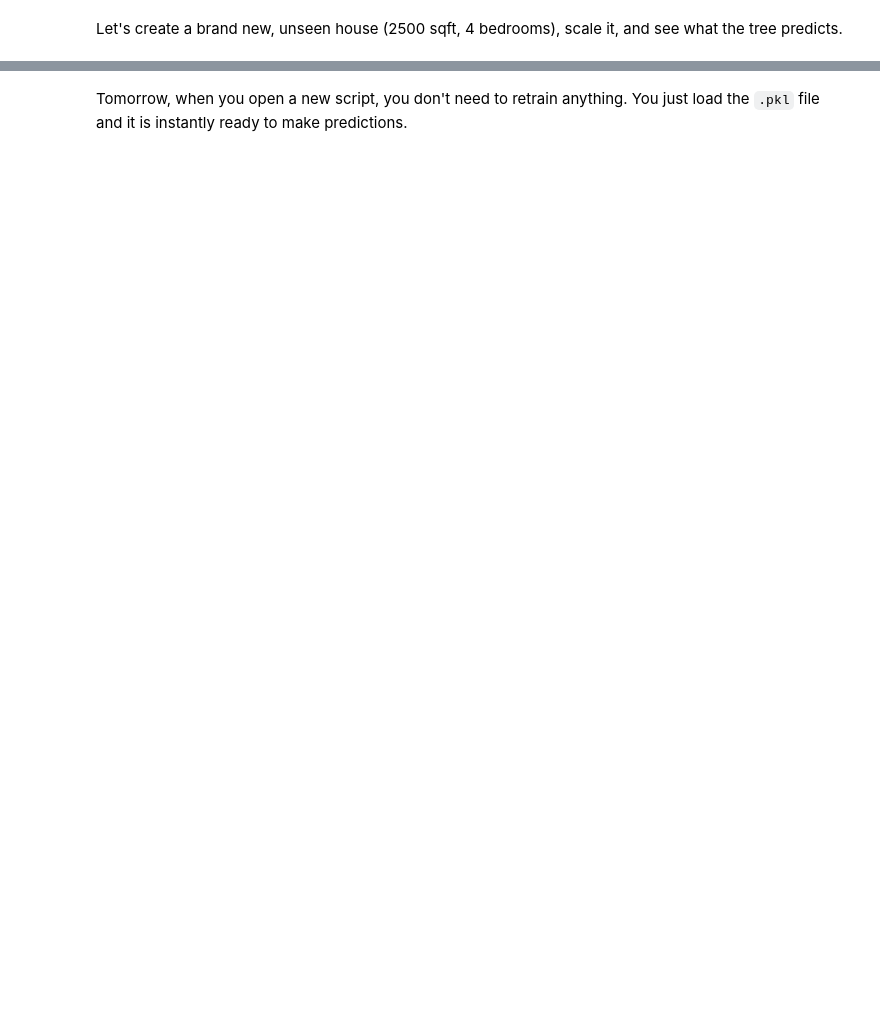
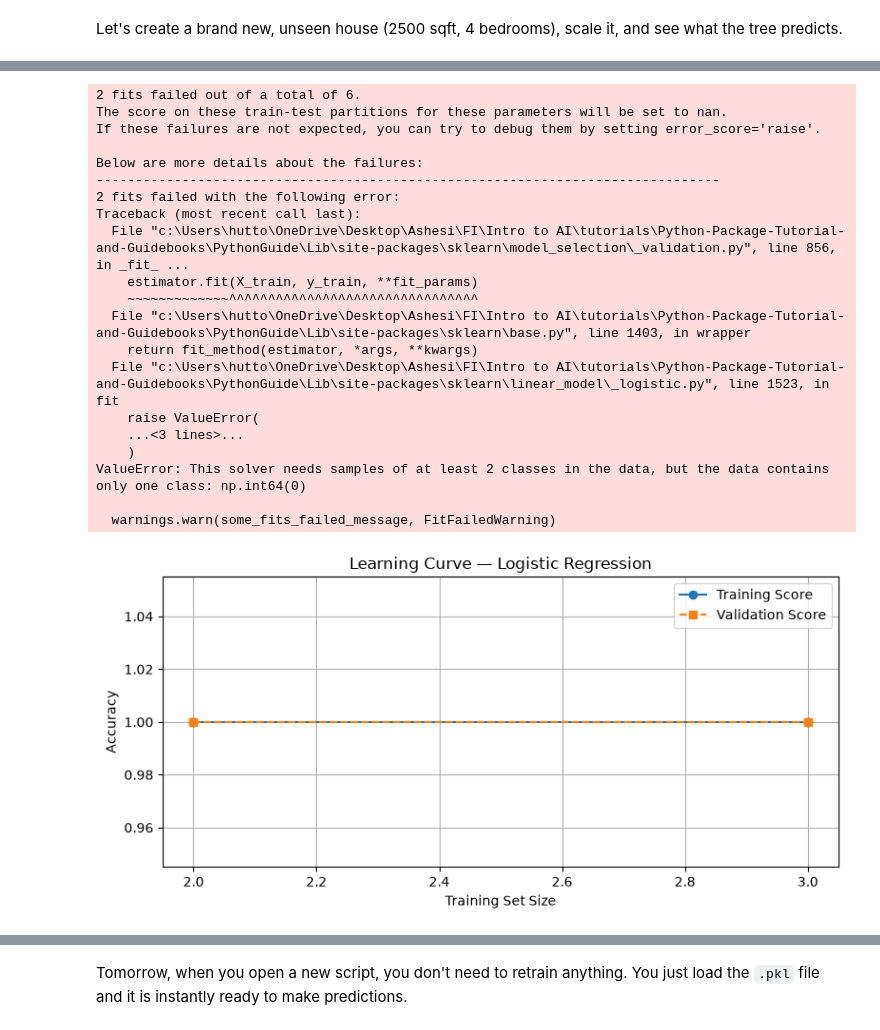
Before and after one commit to Argivist/Python-Package-Tutorial-and-Guidebooks, a Jupyter notebook: SciKit.ipynb, the cells around one changed output, grey strips where cells are left out. Drawn from its saved outputs; the diff is of its cells as text; code cells hidden in the pictures; blank space fills up the shorter version.

```diff
--- a/SciKit.ipynb
+++ b/SciKit.ipynb
@@ -183,0 +469,42 @@ shopper_data
+# %%
+from sklearn.model_selection import learning_curve
+import numpy as np
+import matplotlib.pyplot as plt
+
+train_sizes, train_scores, val_scores = learning_curve(
+    LogisticRegression(), X_train_scaled, y_train,
+    cv=2, train_sizes=np.linspace(0.2, 1.0, 5), scoring='accuracy'
+)
+
+plt.figure(figsize=(8, 4))
+plt.plot(train_sizes, train_scores.mean(axis=1), 'o-', label='Training Score')
+plt.plot(train_sizes, val_scores.mean(axis=1),   's--', label='Validation Score')
+plt.xlabel('Training Set Size')
+plt.ylabel('Accuracy')
+plt.title('Learning Curve — Logistic Regression')
+plt.legend()
+plt.grid(True)
+plt.tight_layout()
+plt.show()
+# %% [output]
+2 fits failed out of a total of 6.
+The score on these train-test partitions for these parameters will be set to nan.
+If these failures are not expected, you can try to debug them by setting error_score='raise'.
+
+Below are more details about the failures:
+--------------------------------------------------------------------------------
+2 fits failed with the following error:
+Traceback (most recent call last):
+  File "c:\Users\hutto\OneDrive\Desktop\Ashesi\FI\Intro to AI\tutorials\Python-Package-Tutorial-and-Guidebooks\PythonGuide\Lib\site-packages\sklearn\model_selection\_validation.py", line 856, in _fit_ ...
+    estimator.fit(X_train, y_train, **fit_params)
+    ~~~~~~~~~~~~~^^^^^^^^^^^^^^^^^^^^^^^^^^^^^^^^
+  File "c:\Users\hutto\OneDrive\Desktop\Ashesi\FI\Intro to AI\tutorials\Python-Package-Tutorial-and-Guidebooks\PythonGuide\Lib\site-packages\sklearn\base.py", line 1403, in wrapper
+    return fit_method(estimator, *args, **kwargs)
+  File "c:\Users\hutto\OneDrive\Desktop\Ashesi\FI\Intro to AI\tutorials\Python-Package-Tutorial-and-Guidebooks\PythonGuide\Lib\site-packages\sklearn\linear_model\_logistic.py", line 1523, in fit
+    raise ValueError(
+    ...<3 lines>...
+    )
+ValueError: This solver needs samples of at least 2 classes in the data, but the data contains only one class: np.int64(0)
+
+  warnings.warn(some_fits_failed_message, FitFailedWarning)
+[figure, added]
```
Also changed, not shown: parts of 44 cells of this notebook.
